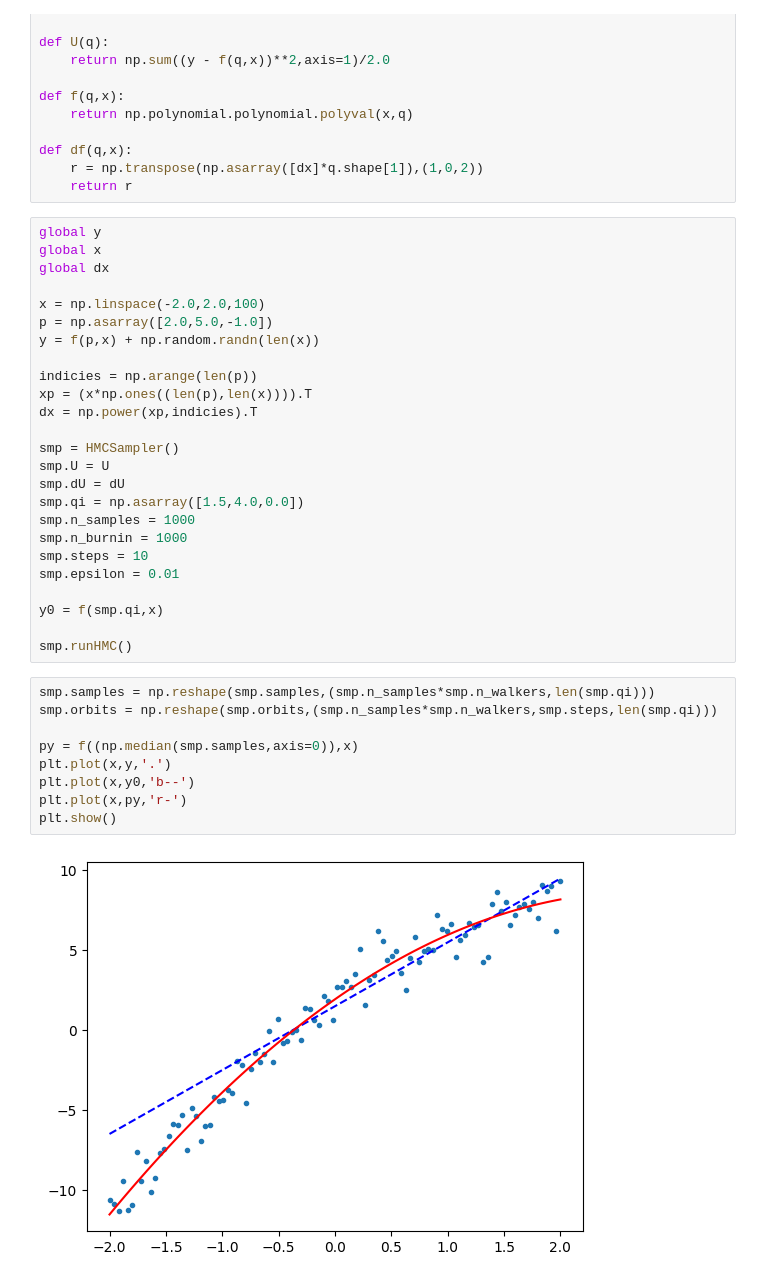
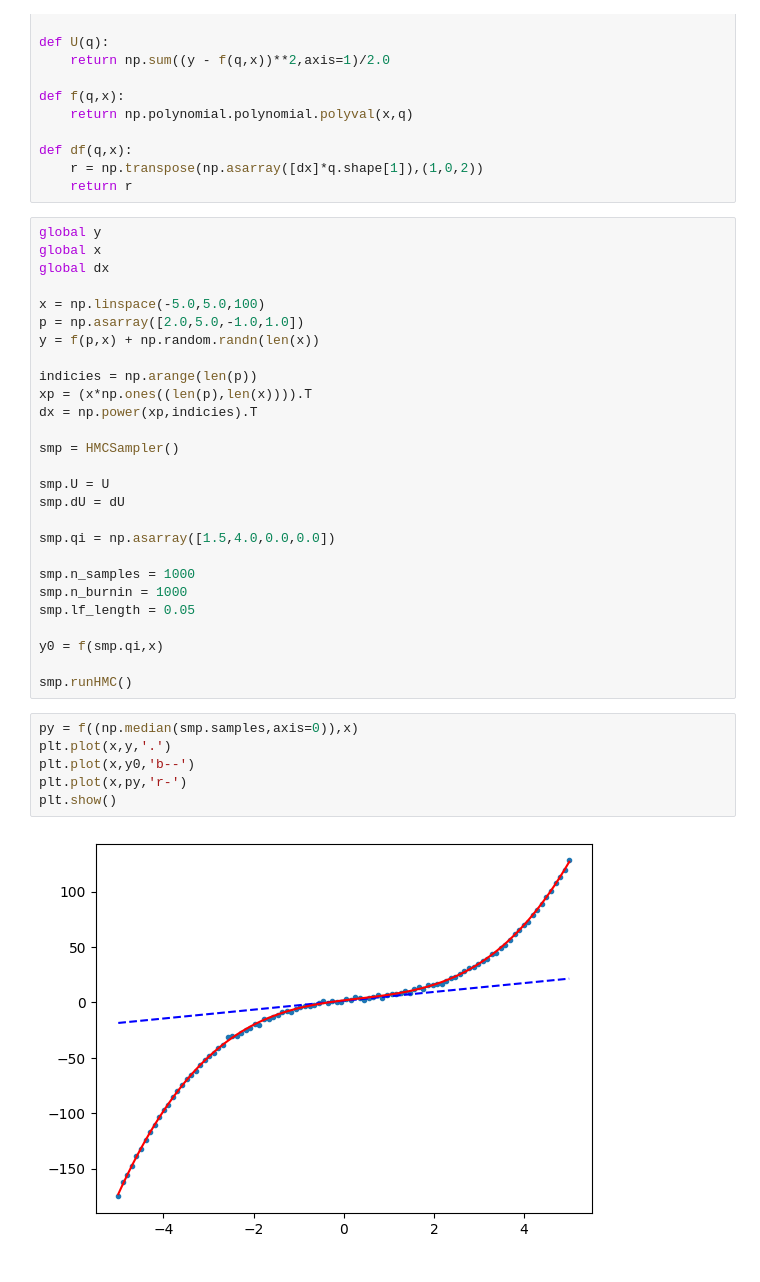
Before and after one commit to dylannpaterson/HMC, a Jupyter notebook: example.ipynb, the cells around one changed output. Saved outputs shown, nothing was run; the diff lists cells and outputs as text.

```diff
--- a/example.ipynb
+++ b/example.ipynb
@@ -21,8 +21,8 @@ global y
 global x
 global dx
 
-x = np.linspace(-2.0,2.0,100)
-p = np.asarray([2.0,5.0,-1.0])
+x = np.linspace(-5.0,5.0,100)
+p = np.asarray([2.0,5.0,-1.0,1.0])
 y = f(p,x) + np.random.randn(len(x))
 
 indicies = np.arange(len(p))
@@ -30,25 +30,24 @@ xp = (x*np.ones((len(p),len(x)))).T
 dx = np.power(xp,indicies).T
 
 smp = HMCSampler()
+
 smp.U = U
 smp.dU = dU
-smp.qi = np.asarray([1.5,4.0,0.0])
+
+smp.qi = np.asarray([1.5,4.0,0.0,0.0])
+
 smp.n_samples = 1000
 smp.n_burnin = 1000
-smp.steps = 10
-smp.epsilon = 0.01
+smp.lf_length = 0.05
 
 y0 = f(smp.qi,x)
 
 smp.runHMC()
 # %%
-smp.samples = np.reshape(smp.samples,(smp.n_samples*smp.n_walkers,len(smp.qi)))
-smp.orbits = np.reshape(smp.orbits,(smp.n_samples*smp.n_walkers,smp.steps,len(smp.qi)))
-
 py = f((np.median(smp.samples,axis=0)),x)
 plt.plot(x,y,'.')
 plt.plot(x,y0,'b--')
 plt.plot(x,py,'r-')
 plt.show()
 # %% [output]
-[figure, old version]
+[figure, new version]
```
Also changed, not shown: parts of 5 cells of this notebook, 1 other file.
